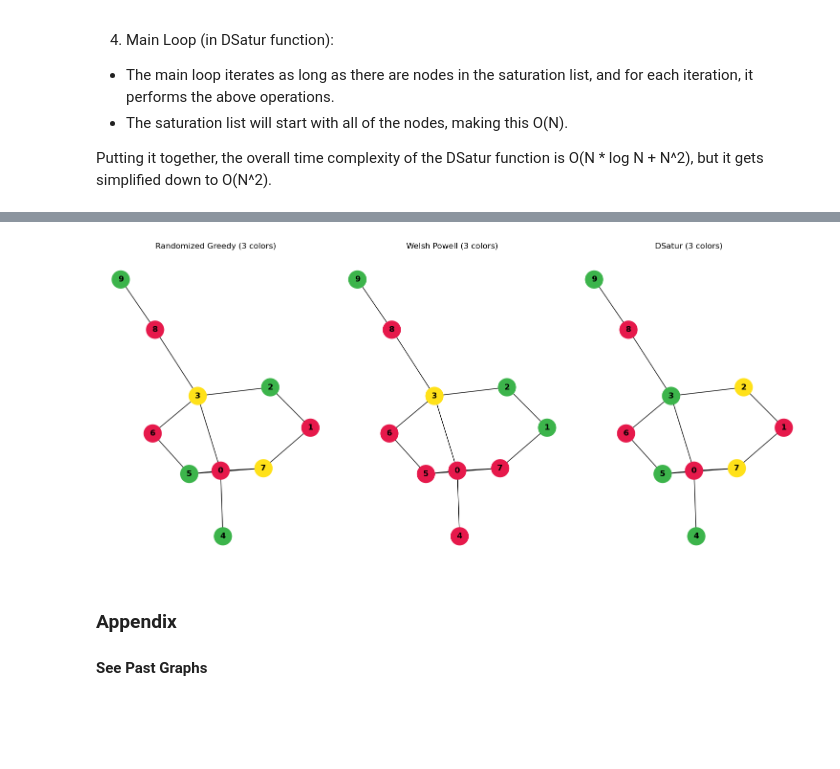
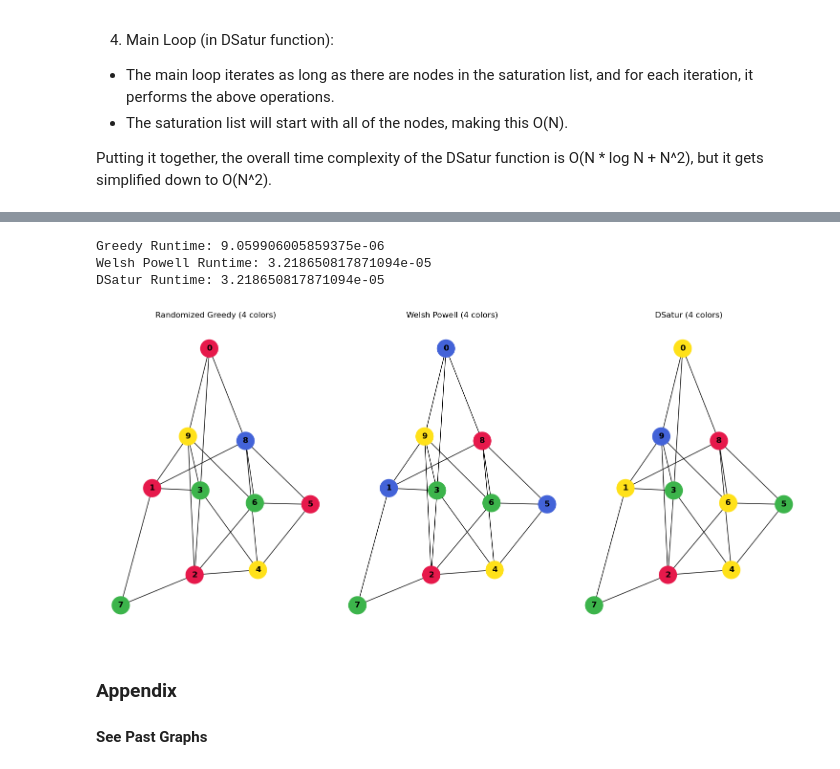
Before and after one commit to crane919/graph-coloring, a Jupyter notebook: Essay.ipynb, the cells around one changed output, grey strips where cells are left out. Cells and saved outputs as stored; diff of their text form; code cells hidden in the pictures; blank space fills up the shorter version.

```diff
--- a/Essay.ipynb
+++ b/Essay.ipynb
@@ -240,18 +249,24 @@ add a table comparing randomized, wp, dsatur
 # %%
 from code_1 import generate_random_graph
 from code_1 import greedy
 from code_1 import welsh_powell
 from code_1 import DSatur
 from code_1 import visualize_graphs
 
-g6 = generate_random_graph(10, 12) #change these numbers to create graphs of different sizes: (number of vertices, number of edges)
+g6 = generate_random_graph(10, 20) #change these numbers to create graphs of different sizes: (number of vertices, number of edges)
 #feel free to run these algorithms on graphs as large as you want!
-g6_greedy, _ = greedy(g6)
-g6_welsh_powell, _ = welsh_powell(g6)
-g6_DSatur, _ = DSatur(g6)
+g6_greedy, g6_runtime_greedy = greedy(g6)
+g6_welsh_powell, g6_runtime_DS = welsh_powell(g6)
+g6_DSatur, g6_runtime_DS = DSatur(g6)
+print(f"Greedy Runtime: {g6_runtime_greedy}")
+print(f"Welsh Powell Runtime: {g6_runtime_DS}")
+print(f"DSatur Runtime: {g6_runtime_DS}")
 visualize_graphs(g6, "Randomized Greedy", g6_greedy, "Welsh Powell", g6_welsh_powell, "DSatur", g6_DSatur)
 # %% [output]
+Greedy Runtime: 9.059906005859375e-06
+Welsh Powell Runtime: 3.218650817871094e-05
+DSatur Runtime: 3.218650817871094e-05
-[figure, old version]
+[figure, new version]
 # %% [markdown]
 ### Appendix
 #### See Past Graphs
```
Also changed, not shown: parts of 4 cells of this notebook, 2 other files.
